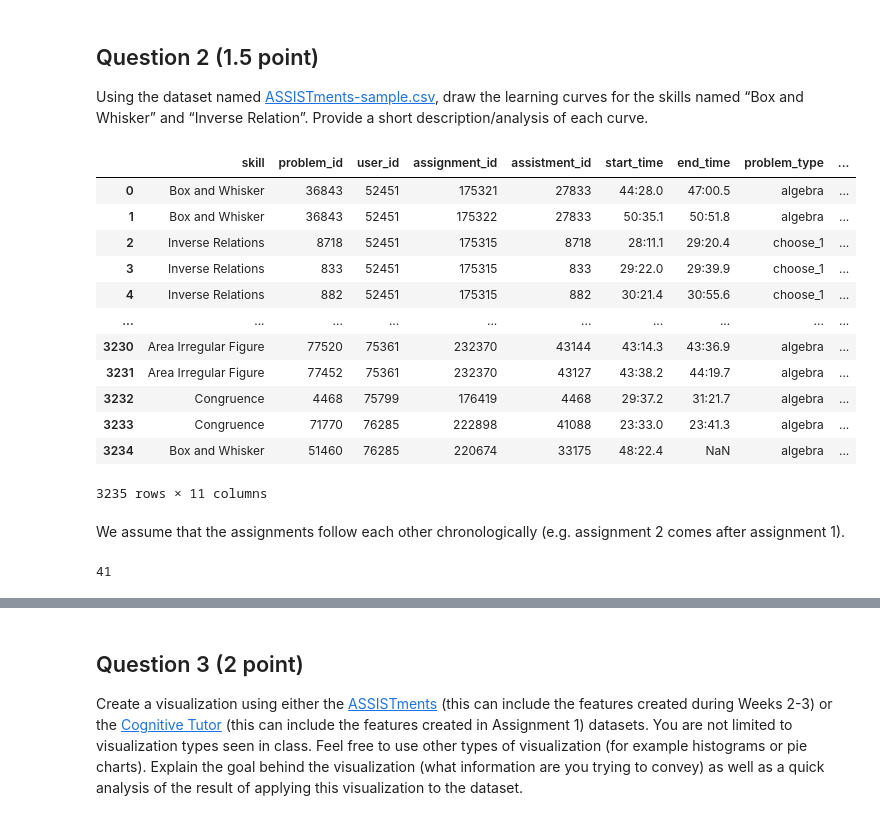
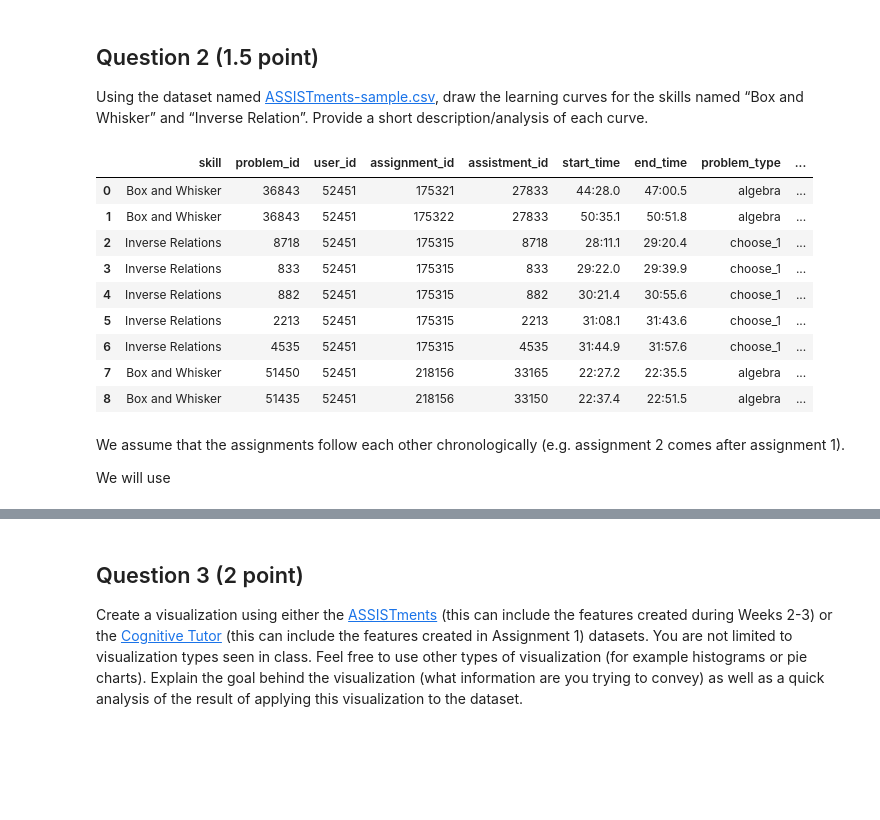
Before and after one commit to rodigu/ci539, a Jupyter notebook: ho2/ho2.ipynb, the cells around one changed output, grey strips where cells are left out. Drawn from its saved outputs; the diff is of its cells as text; code cells hidden in the pictures; blank space fills up the shorter version.

```diff
--- a/ho2/ho2.ipynb
+++ b/ho2/ho2.ipynb
@@ -43,25 +43,19 @@ The heatmap is the more appropriate visualization method, as in it we can better
 Using the dataset named [ASSISTments-sample.csv](./data/ASSISTments-sample.csv), draw the learning curves for the skills named “Box and Whisker” and “Inverse Relation”. Provide a short description/analysis of each curve.
 # %%
 assistment = pd.read_csv('./data/ASSISTments-sample.csv')
+assistment[assistment['user_id']==52451]
 # %% [output]
 |  | skill | problem_id | user_id | assignment_id | assistment_id | start_time | end_time | problem_type | ... |
 | 0 | Box and Whisker | 36843 | 52451 | 175321 | 27833 | 44:28.0 | 47:00.5 | algebra | ... |
 | 1 | Box and Whisker | 36843 | 52451 | 175322 | 27833 | 50:35.1 | 50:51.8 | algebra | ... |
 | 2 | Inverse Relations | 8718 | 52451 | 175315 | 8718 | 28:11.1 | 29:20.4 | choose_1 | ... |
 | 3 | Inverse Relations | 833 | 52451 | 175315 | 833 | 29:22.0 | 29:39.9 | choose_1 | ... |
 | 4 | Inverse Relations | 882 | 52451 | 175315 | 882 | 30:21.4 | 30:55.6 | choose_1 | ... |
-| ... | ... | ... | ... | ... | ... | ... | ... | ... | ... |
-| 3230 | Area Irregular Figure | 77520 | 75361 | 232370 | 43144 | 43:14.3 | 43:36.9 | algebra | ... |
-| 3231 | Area Irregular Figure | 77452 | 75361 | 232370 | 43127 | 43:38.2 | 44:19.7 | algebra | ... |
-| 3232 | Congruence | 4468 | 75799 | 176419 | 4468 | 29:37.2 | 31:21.7 | algebra | ... |
-| 3233 | Congruence | 71770 | 76285 | 222898 | 41088 | 23:33.0 | 23:41.3 | algebra | ... |
-| 3234 | Box and Whisker | 51460 | 76285 | 220674 | 33175 | 48:22.4 | NaN | algebra | ... |
+| 5 | Inverse Relations | 2213 | 52451 | 175315 | 2213 | 31:08.1 | 31:43.6 | choose_1 | ... |
+| 6 | Inverse Relations | 4535 | 52451 | 175315 | 4535 | 31:44.9 | 31:57.6 | choose_1 | ... |
+| 7 | Box and Whisker | 51450 | 52451 | 218156 | 33165 | 22:27.2 | 22:35.5 | algebra | ... |
+| 8 | Box and Whisker | 51435 | 52451 | 218156 | 33150 | 22:37.4 | 22:51.5 | algebra | ... |
-3235 rows × 11 columns
 # %% [markdown]
 We assume that the assignments follow each other chronologically (e.g. assignment 2 comes after assignment 1).
+
+We will use
-# %%
-skill='Inverse Relations'
-k=assistment.loc[assistment['skill'] == skill]
-len(k['assignment_id'].unique())
-# %% [output]
-41
```
Also changed, not shown: parts of 1 cell of this notebook.
